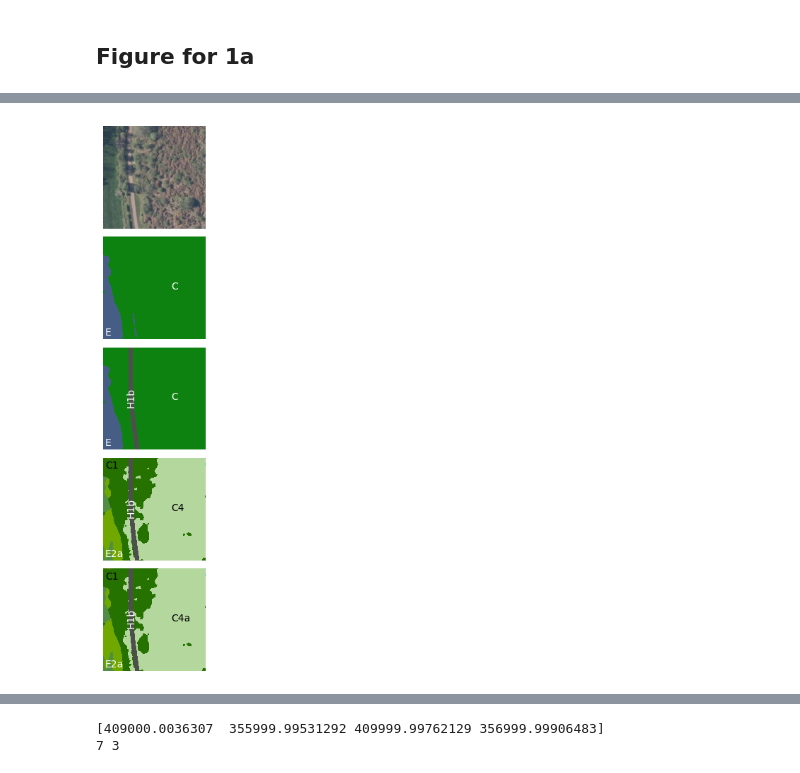
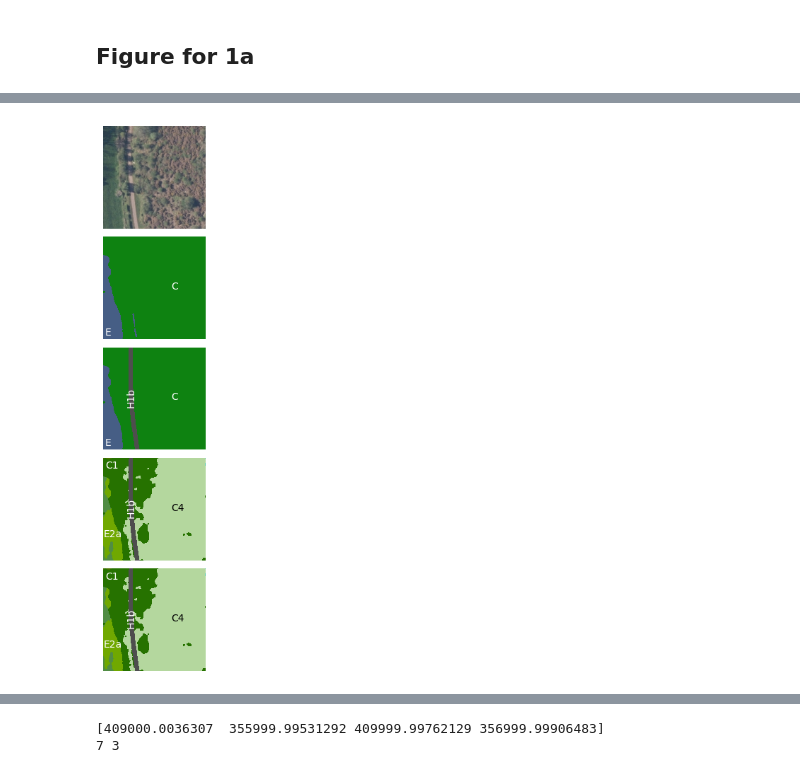
Before and after one commit to pdnpa/cnn-land-cover, a Jupyter notebook: notebooks/Figure CNN performance.ipynb, the cells around one changed output, grey strips where cells are left out. Saved outputs shown, nothing was run; the diff lists cells and outputs as text; code cells hidden in the pictures.

```diff
--- a/notebooks/Figure CNN performance.ipynb
+++ b/notebooks/Figure CNN performance.ipynb
@@ -815,5 +822,5 @@ for i in range(n_examples):
 # %%
-save_fig = False
+save_fig = True
 
 fig  = plt.figure(figsize=(2, 10), constrained_layout=False)
 gs = fig.add_gridspec(5, 1, hspace=0.08, wspace=0.1)
@@ -850,35 +857,35 @@ predicted_labels[inds_fgh] = len(class_name_list_plot)
 lcv.plot_landcover_image(im=predicted_labels_main, ax=ax_list[2],
                         lc_class_name_list=test_ds_main.class_name_list + ['Major Transport Routes'],
                         unique_labels_array=test_ds_main.unique_labels_arr,
                         plot_colorbar=False,
                         cax=ax_cbar)
 
 lcv.plot_landcover_image(im=predicted_labels, ax=ax_list[3],
                         lc_class_name_list=class_name_list_plot + ['Major Transport Routes'],
                         unique_labels_array=test_ds_det[key].unique_labels_arr,
                         plot_colorbar=False,
                         cax=ax_cbar)
 lcv.plot_landcover_image(im=predicted_labels, ax=ax_list[4],
                         lc_class_name_list=class_name_list_plot + ['Major Transport Routes'],
                         unique_labels_array=test_ds_det[key].unique_labels_arr,
                         plot_colorbar=False,
                         cax=ax_cbar)
 
 
 for ii in range(1, 3):
     ax_list[ii].text(s='E', x=10, y=480, ha='left', va='center', zorder=5, c='w')
     ax_list[ii].text(s='C', x=340, y=250, ha='left', va='center', zorder=5, c='w')
 
 for ii in range(2, 5):
     ax_list[ii].text(s='H1b', x=140, y=250, ha='center', va='center', zorder=5, c='w', rotation=90)
 
 for ii in range(3, 5):
-    ax_list[ii].text(s='E2a', x=10, y=480, ha='left', va='center', zorder=5, c='w')
-    ax_list[ii].text(s='C1', x=10, y=40, ha='left', va='center', zorder=5, c='k')
+    ax_list[ii].text(s='E2a', x=2, y=380, ha='left', va='center', zorder=5, c='w')
+    ax_list[ii].text(s='C1', x=10, y=40, ha='left', va='center', zorder=5, c='w')
 ax_list[3].text(s='C4', x=340, y=250, ha='left', va='center', zorder=5, c='k')
-ax_list[4].text(s='C4a', x=340, y=250, ha='left', va='center', zorder=5, c='k')
+ax_list[4].text(s='C4', x=340, y=250, ha='left', va='center', zorder=5, c='k')
 
 if save_fig:
-    plt.savefig('../figures/fig1a_example_patches.pdf', dpi=300, bbox_inches='tight')
+    plt.savefig('../figures/fig1a_example_patches_v2.pdf', dpi=300, bbox_inches='tight')
 # %% [output]
-[figure, old version]
+[figure, new version]
```
Also changed, not shown: parts of 8 cells of this notebook, 1 other file.
